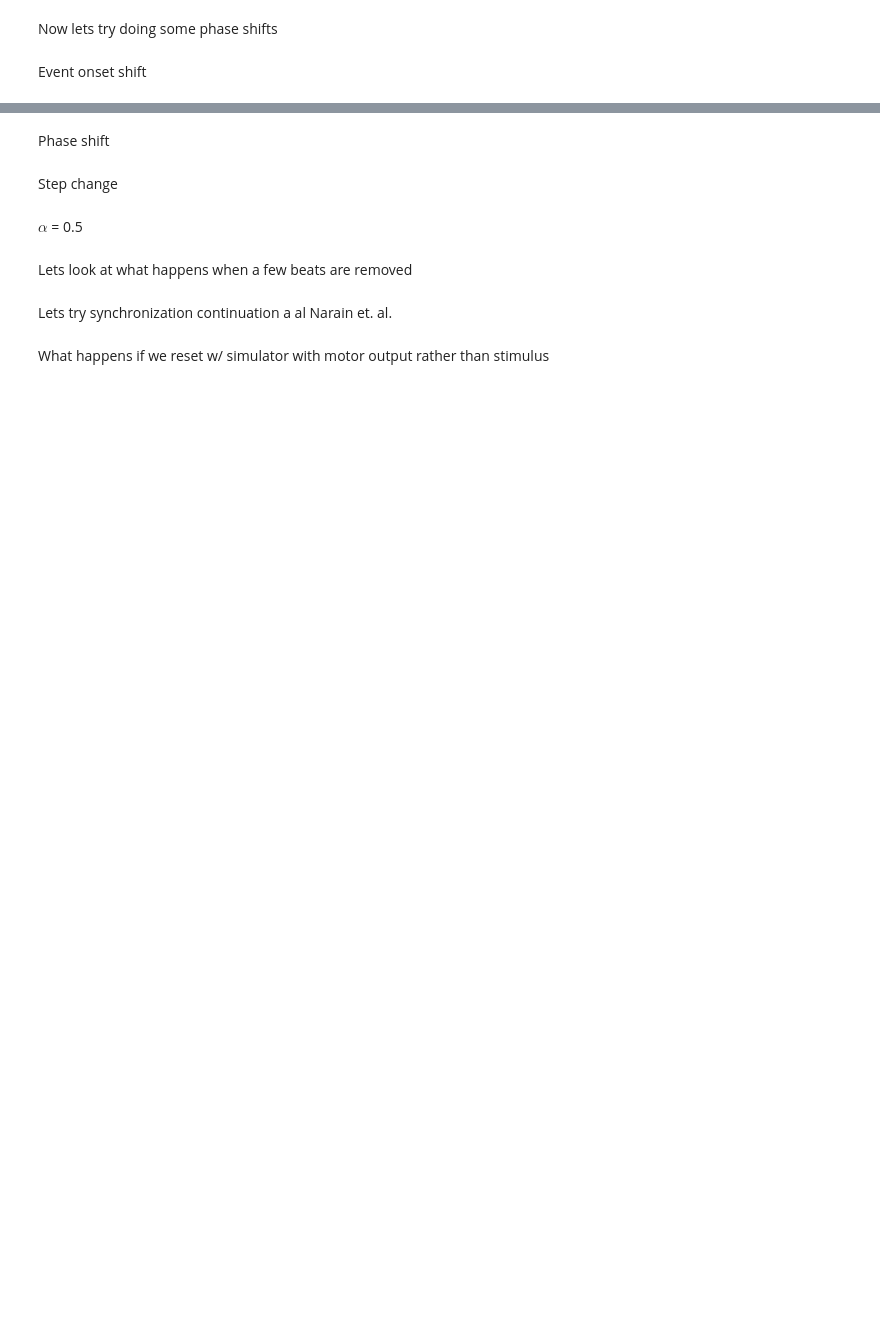
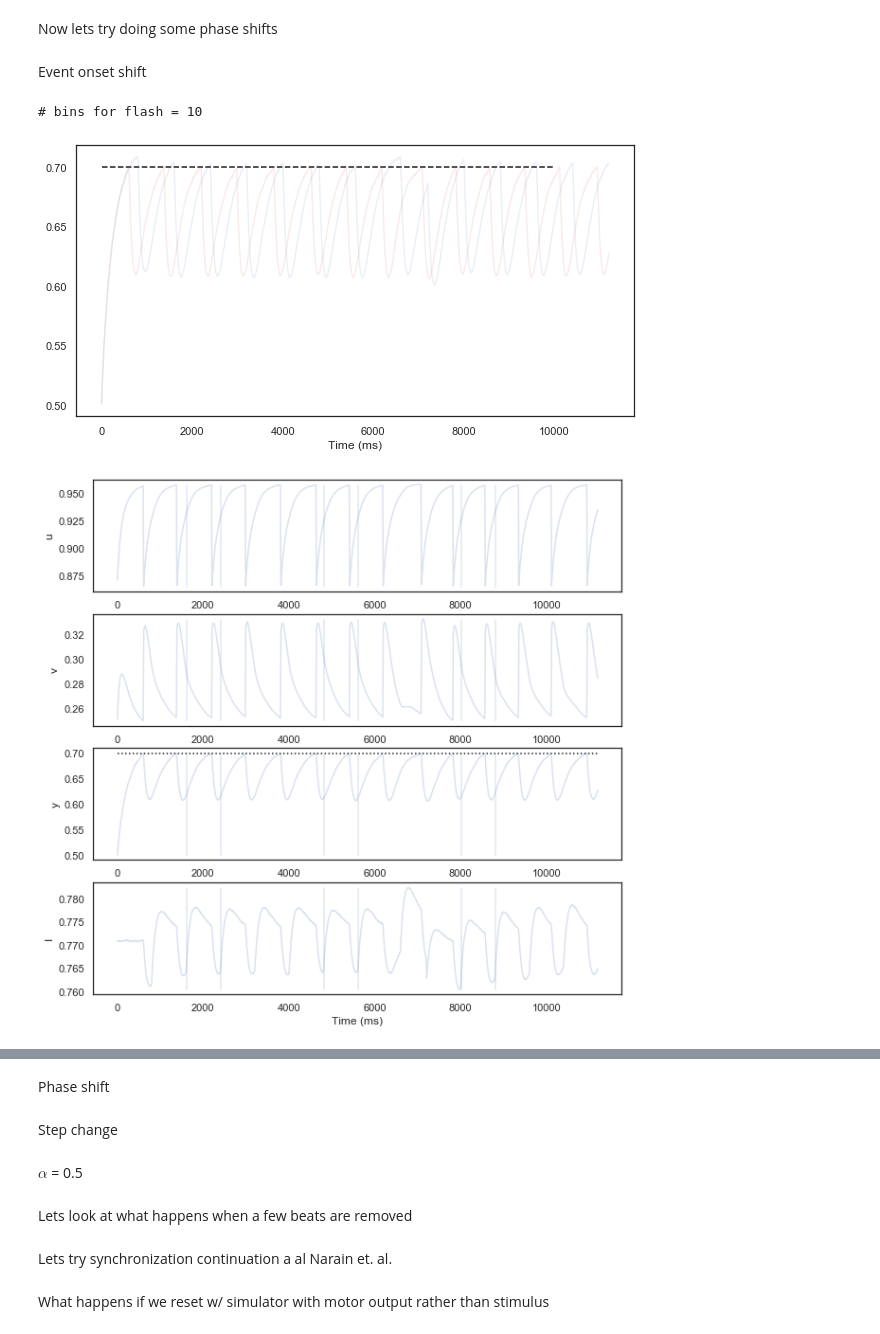
Before and after one commit to swegger/NoisyMutualInhibition, a Jupyter notebook: SynchronizationNetwork.ipynb, the cells around one changed output, grey strips where cells are left out. Cells and saved outputs as stored; diff of their text form; code cells hidden in the pictures; blank space fills up the shorter version.

Commit message:
Updated SAM_simulations for general euler time step

```diff
--- a/SynchronizationNetwork.ipynb
+++ b/SynchronizationNetwork.ipynb
@@ -341,18 +67,16 @@ PARAMS_DICT = {'Wut': 6,
               'Wuv': 6,
               'Wvt': 6,
               'Wvu': 6,
-              'dt': 1,
+              'dt': 10,
               'tau': 100,
               'ext': 0,
               'y0': 0.7,
               'K': 8.0,
               'sigma': 0.05,
-              'alpha': 1}
+              'alpha': 1,
+              'flash_duration': 10} #duration of stimulus, in ms
 # %% [markdown]
 Run simulation and plot
-# %%
-ulst, vlst, ylst, Ilst, siglst, ylst2 = simulate_trial(ntrials=1000, nstages=3, duration=1000, sigma=0.01, K=2, initI=0.771)
-plot_simulation_parallel(ulst, vlst, ylst, Ilst, siglst, PARAMS_DICT)
 # %% [markdown]
 Now lets run synchronization
 # %% [markdown]
@@ -708,22 +436,26 @@ Event onset shift
 # %%
 usim, vsim, ysim, Ilst, siglst, u_p, v_p, y_p, I_p, production_lst = simulate_synchronization2(ntrials=1,
                                                                                durations=[800, 800, 800, 800, 800, 800, 800, 1000, 600, 800, 800, 800, 800, 800],
-                                                                               sigma=0.01, K=3, initI=0.776, alpha = 0.1)
+                                                                               sigma=0.01, K=3, initI=0.771, alpha = 0.1)
 
 
 plt.figure(figsize=(10, 5))
 #a = remove_nan_transpose(siglst)
 #for i in range(len(a)):
 #    plt.plot(np.arange(len(a[i])) * 10, a[i], 'b', alpha=0.1)
 plt.plot(ysim, 'b', alpha=0.1)
 plt.plot(y_p, 'r', alpha=0.1)
 plt.xlabel('Time (ms)')
 #plt.ylabel('y')
 plt.hlines(0.7, 0, 1000*10/PARAMS_DICT['dt'], linestyles='--')
 #print(np.diff(np.nonzero(production_lst)))
 
 
 plot_simulation_parallel(u_p, v_p, y_p, I_p, siglst, PARAMS_DICT)
+# %% [output]
+# bins for flash = 10
+[figure, added]
+[figure, added]
 # %%
 asynch, press_times, flash_times = asynchronies(siglst,production_lst,PARAMS_DICT['dt'])
 isi, ipi, press_times, flash_times = isi_ipi(siglst,production_lst,PARAMS_DICT['dt'])
```
Also changed, not shown: parts of 7 cells of this notebook, 1 other file.
